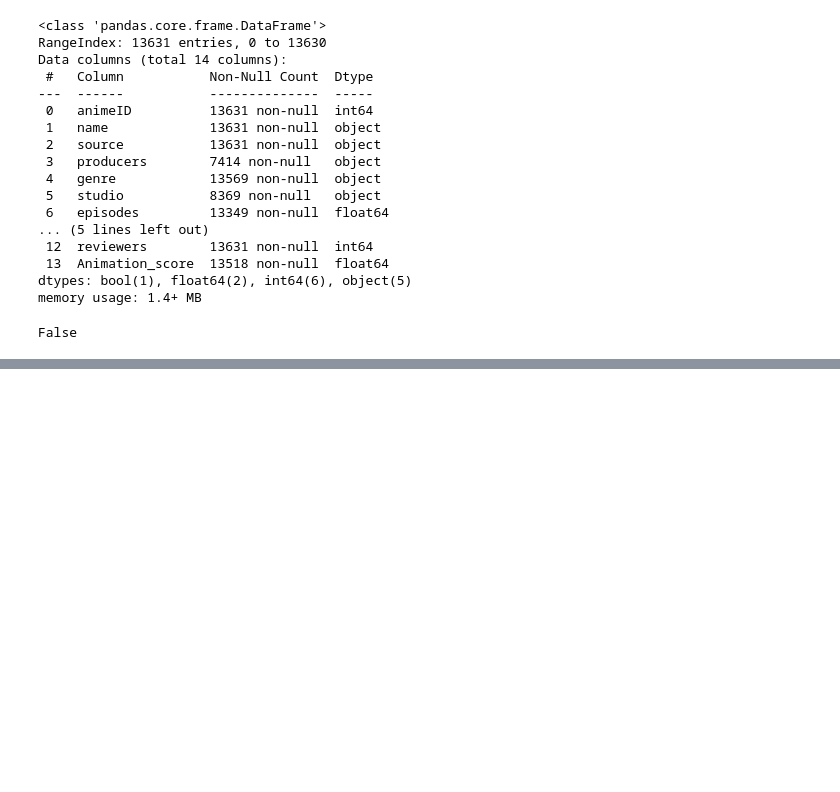
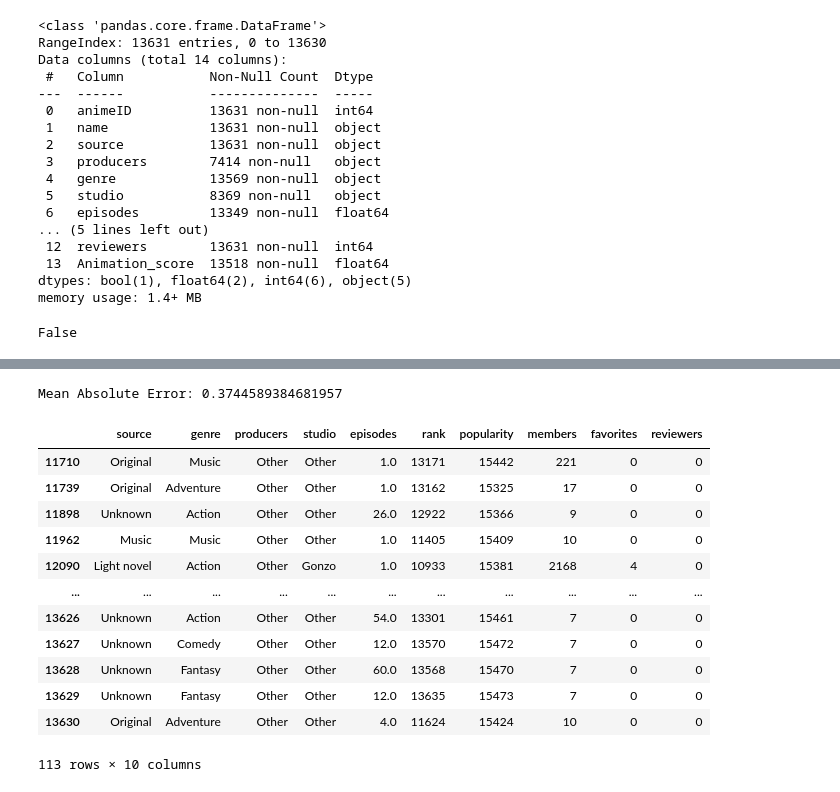
Before and after one commit to eamirhn/Clustering-Animations-using-Machine-Learning-algorithm, a Jupyter notebook: Animation ML.ipynb, the cells around one changed output, grey strips where cells are left out. Cells and saved outputs as stored; diff of their text form; code cells hidden in the pictures; blank space fills up the shorter version.

```diff
--- a/Animation ML.ipynb
+++ b/Animation ML.ipynb
@@ -8,7 +12,7 @@ from sklearn.ensemble import RandomForestClassifier
 import matplotlib.pyplot as plt
 %matplotlib inline
 # %%
-df = pd.read_csv('Animation.csv')
+df = pd.read_csv('sample_data/Animation.csv')
 # %%
 df.head()
 # %% [output]
@@ -42,12 +46,19 @@ memory usage: 1.4+ MB
 # Using classification to determain genre for null values
 
         # PREPROCCESING
-columsPredictGenre = ['source','producers','studio','episodes','rank','popularity','members','airing','favorites','reviewers','Animation_score']
-
+columsPredictGenre = ['source','producers','studio','episodes','rank','popularity','members','favorites','reviewers','Animation_score']
+columsPredictScore = ['source','genre','producers','studio','episodes','rank','popularity','members','favorites','reviewers']
 # Since Score has a little outlier and those who don'nt have score also don't have genre,
 # This won't effect to predict genre
 dfG = df[df.Animation_score.notna() == True]
 yG = dfG['genre'].fillna('other genre')
+
+dfS = dfG[columsPredictScore]
+nullScores = df[df.Animation_score.notna() == False][columsPredictScore]
+# y That i want to predict is df[df.Animation_score.notna() == False]
+yS = dfG['Animation_score']
+
+
 dfG = dfG[columsPredictGenre]
 categorical_columns = dfG.select_dtypes(include=['object']).columns
 
@@ -58,6 +69,17 @@ dfG[categorical_columns] = dfG[categorical_columns].fillna('Other')
 # Fill null values in numerical columns with 0
 dfG[numerical_columns] = dfG[numerical_columns].fillna(0)
 
+  # For dfS
+categorical_columns2 = dfS.select_dtypes(include=['object']).columns
+
+numerical_columns2 = dfS.select_dtypes(include=['number']).columns
+
+dfS[categorical_columns2] = dfS[categorical_columns2].fillna('Other')
+
+# Fill null values in numerical columns with 0
+dfS[numerical_columns2] = dfS[numerical_columns2].fillna(0)
+
+
 # Check for null values
 yG.isnull().any().any()
 # %% [output]
@@ -136,0 +270,51 @@ NameError: name 'null' is not defined
+# %%
+from sklearn.model_selection import train_test_split
+from sklearn.linear_model import LinearRegression
+from sklearn.metrics import mean_absolute_error
+
+# Split the data into training and testing sets
+X_train, X_test, y_train, y_test = train_test_split(X, y, test_size=0.2, random_state=42)
+
+# Create a Linear Regression model
+modelScore = LinearRegression()
+
+# Fit the model
+modelScore.fit(X_train, y_train)
+
+# Make predictions on the test data
+y_pred = modelScore.predict(X_test)
+
+# Calculate Mean Absolute Error
+mae = mean_absolute_error(y_test, y_pred)
+
+# Print the MAE
+print(f'Mean Absolute Error: {mae}')
+# %% [output]
+Mean Absolute Error: 0.3744589384681957
+# %%
+
+data = nullScores
+
+categorical_columns = data.select_dtypes(include=['object']).columns
+
+numerical_columns = data.select_dtypes(include=['number']).columns
+
+data[categorical_columns] = data[categorical_columns].fillna('Other')
+
+# Fill null values in numerical columns with 0
+data[numerical_columns] = data[numerical_columns].fillna(0)
+data
+# %% [output]
+|  | source | genre | producers | studio | episodes | rank | popularity | members | favorites | reviewers |
+| 11710 | Original | Music | Other | Other | 1.0 | 13171 | 15442 | 221 | 0 | 0 |
+| 11739 | Original | Adventure | Other | Other | 1.0 | 13162 | 15325 | 17 | 0 | 0 |
+| 11898 | Unknown | Action | Other | Other | 26.0 | 12922 | 15366 | 9 | 0 | 0 |
+| 11962 | Music | Music | Other | Other | 1.0 | 11405 | 15409 | 10 | 0 | 0 |
+| 12090 | Light novel | Action | Other | Gonzo | 1.0 | 10933 | 15381 | 2168 | 4 | 0 |
+| ... | ... | ... | ... | ... | ... | ... | ... | ... | ... | ... |
+| 13626 | Unknown | Action | Other | Other | 54.0 | 13301 | 15461 | 7 | 0 | 0 |
+| 13627 | Unknown | Comedy | Other | Other | 12.0 | 13570 | 15472 | 7 | 0 | 0 |
+| 13628 | Unknown | Fantasy | Other | Other | 60.0 | 13568 | 15470 | 7 | 0 | 0 |
+| 13629 | Unknown | Fantasy | Other | Other | 12.0 | 13635 | 15473 | 7 | 0 | 0 |
+| 13630 | Original | Adventure | Other | Other | 4.0 | 11624 | 15424 | 10 | 0 | 0 |
+113 rows × 10 columns
```
Also changed, not shown: parts of 11 cells of this notebook, 1 other file.
